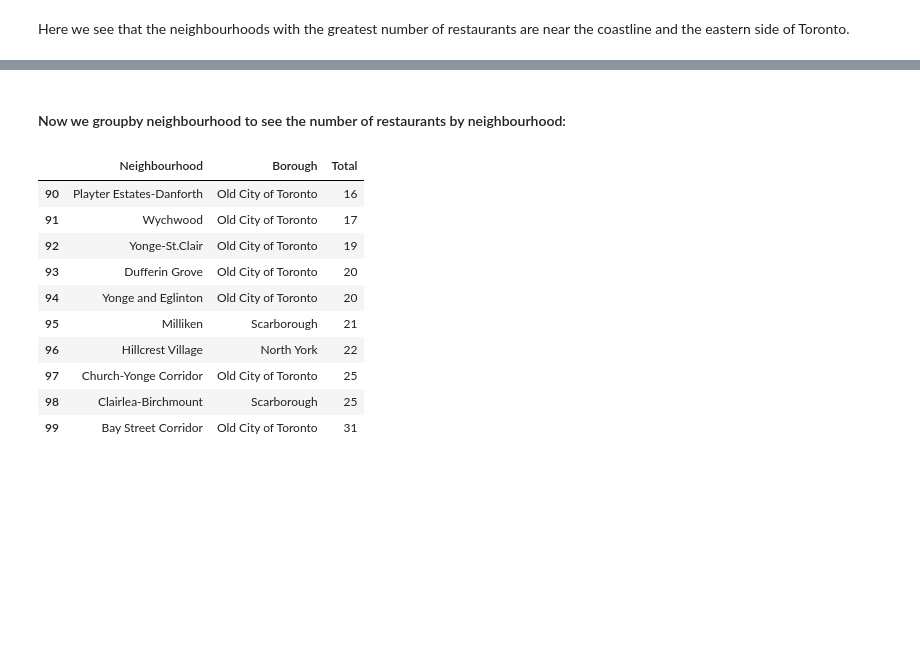
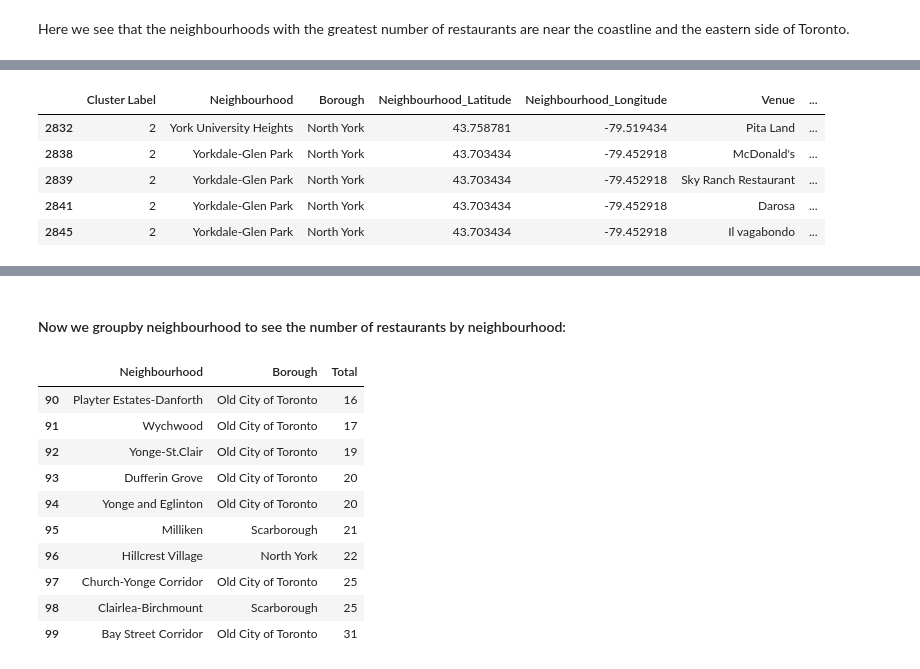
Before and after one commit to Bruno-42/Coursera_Capstone, a Jupyter notebook: Actual_final_project.ipynb, the cells around one changed output, grey strips where cells are left out. Cells and saved outputs as stored; diff of their text form; code cells hidden in the pictures; blank space fills up the shorter version.

```diff
--- a/Actual_final_project.ipynb
+++ b/Actual_final_project.ipynb
@@ -190,0 +237,9 @@ Here we see that the neighbourhoods with the greatest number of restaurants are
+# %%
+resturants.tail()
+# %% [output]
+|  | Cluster Label | Neighbourhood | Borough | Neighbourhood_Latitude | Neighbourhood_Longitude | Venue | ... |
+| 2832 | 2 | York University Heights | North York | 43.758781 | -79.519434 | Pita Land | ... |
+| 2838 | 2 | Yorkdale-Glen Park | North York | 43.703434 | -79.452918 | McDonald's | ... |
+| 2839 | 2 | Yorkdale-Glen Park | North York | 43.703434 | -79.452918 | Sky Ranch Restaurant | ... |
+| 2841 | 2 | Yorkdale-Glen Park | North York | 43.703434 | -79.452918 | Darosa | ... |
+| 2845 | 2 | Yorkdale-Glen Park | North York | 43.703434 | -79.452918 | Il vagabondo | ... |
```
Also changed, not shown: parts of 43 cells of this notebook.
